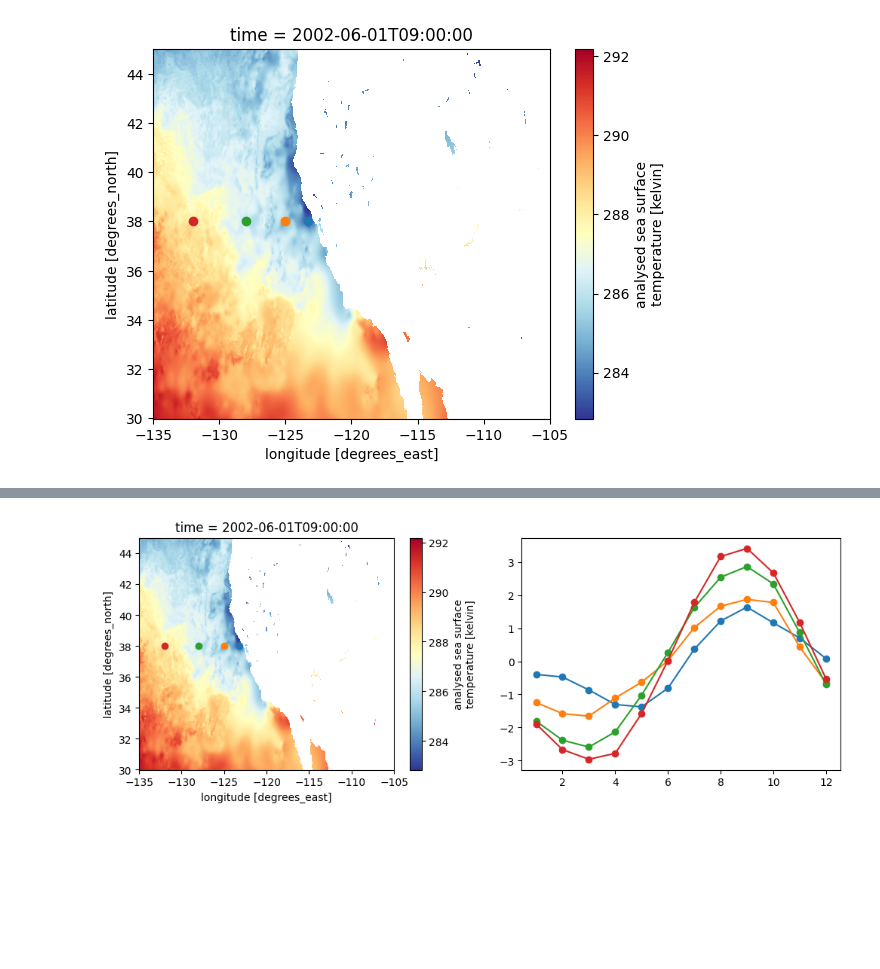
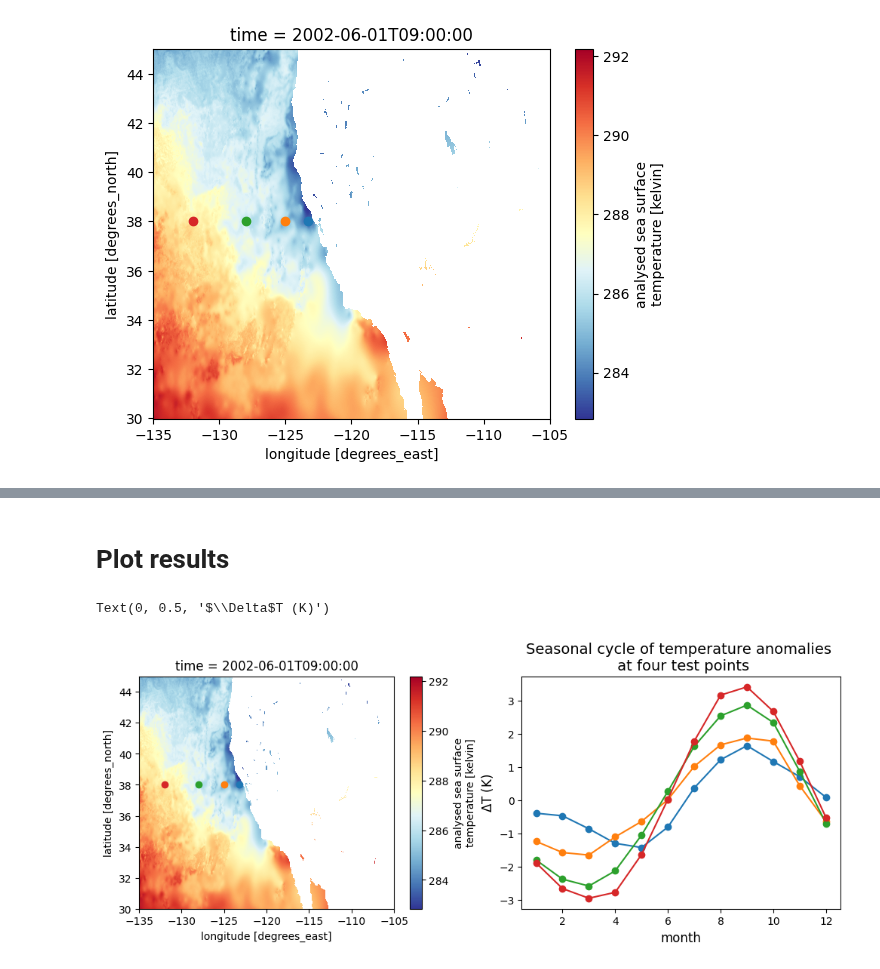
Before and after one commit to DeanHenze/cloud_earthdata, a Jupyter notebook: coiled/demos/sst_cycle_fullcomp.ipynb, the cells around one changed output, grey strips where cells are left out. Saved outputs shown, nothing was run; the diff lists cells and outputs as text; code cells hidden in the pictures; blank space fills up the shorter version.

Commit message:
Finalizing processing code for seasonal cycle demo. Starting full comp notebook.

```diff
--- a/coiled/demos/coiled_cluster_demo.ipynb
+++ b/coiled/demos/sst_cycle_fullcomp.ipynb
@@ -38,9 +38,10 @@ Enter your Earthdata Login username:  deanh808
 Enter your Earthdata password:  ········
 <earthaccess.auth.Auth at 0x...>
 # %%
+## Access info for entire record:
 datainfo = earthaccess.search_data(
     short_name="MUR-JPL-L4-GLOB-v4.1",
     cloud_hosted=True,
-    temporal=("2002-01-01", "2013-01-01"),
+    #temporal=("2002-01-01", "2013-05-01"),
     )
 # %% [output]
@@ -53,3 +54,7 @@ Spatial coverage: {'HorizontalSpatialDomain': {'Geometry': {'BoundingRectangles'
 Temporal coverage: {'RangeDateTime': {'EndingDateTime': '2002-06-01T21:00:00.000Z', 'BeginningDateTime': '2002-05-31T21:00:00.000Z'}}
 Size(MB): 332.3598403930664
 Data: ['https://archive.podaac.earthdata.nasa.gov/podaac-ops-cumulus-protected/MUR-JPL-L4-GLOB-v4.1/20020601090000-JPL-L4_GHRSST-SSTfnd-MUR-GLOB-v02.0-fv04.1.nc']
+# %%
+## Thin out data files to get weekly temporal resolution for this demo:
+#datainfo_thinned = [datainfo[i] for i in range(len(datainfo)) if i%3==0]
+datainfo_thinned = [datainfo[i] for i in range(len(datainfo)) if i%14==0]
@@ -57,7 +86,7 @@ Data: ['https://archive.podaac.earthdata.nasa.gov/podaac-ops-cumulus-protected/M
 # Inspect a file
 # %%
 ## Open a file:
-fileobj_test = earthaccess.open([datainfo[0]])[0] # Generate file objects from the endpoints which are compatible with Xarray
+fileobj_test = earthaccess.open([datainfo_thinned[0]])[0] # Generate file objects from the endpoints which are compatible with Xarray
 sst_test = xr.open_dataset(fileobj_test)['analysed_sst']
 # %% [output]
 Opening 1 granules, approx size: 0.32 GB
@@ -86,5 +114,0 @@ for lat, lon in zip(lat_points, lon_points):
-# %%
-## Thin out data files to get weekly temporal resolution for the first ~decade:
-#datainfo_thinned = datainfo[:4000]
-#datainfo_thinned = [datainfo[i] for i in range(len(datainfo_thinned)) if i%7==0]
-datainfo_thinned = [datainfo[i] for i in range(len(datainfo)) if i%7==0]
@@ -226,18 +207,24 @@ Wall time: 4min 18s
 # %%
 client.shutdown()
 cluster.shutdown()
+# %% [markdown]
+# Plot results
 # %%
 fig2, axes2 = plt.subplots(1, 2, figsize=(12, 4))
 
 ## Replot the map and points from the test file:
 sst_test.sel(lat=slice(*lat_region), lon=slice(*lon_region)).plot(ax=axes2[0], cmap='RdYlBu_r')
 for lat, lon in zip(lat_points, lon_points):
     axes2[0].scatter(lon, lat)
 
 ## Seasonal cycles on another plot
 for lat, lon in zip(lat_points, lon_points):
-    #seasonal_cycle.sel(lat=lat, lon=lon).plot(marker='o', ax=axes2[1])
     scycle_point = seasonal_cycle.sel(lat=lat, lon=lon)
     axes2[1].plot(scycle_point['month'], scycle_point.values, 'o-')
+
+axes2[1].set_title("Seasonal cycle of temperature anomalies \n at four test points", fontsize=14)
+axes2[1].set_xlabel("month", fontsize=12)
+axes2[1].set_ylabel(r"$\Delta$T (K)", fontsize=12)
 # %% [output]
+Text(0, 0.5, '$\\Delta$T (K)')
-[figure, old version]
+[figure, new version]
```
Also changed, not shown: parts of 9 cells of this notebook, 1 other file.
